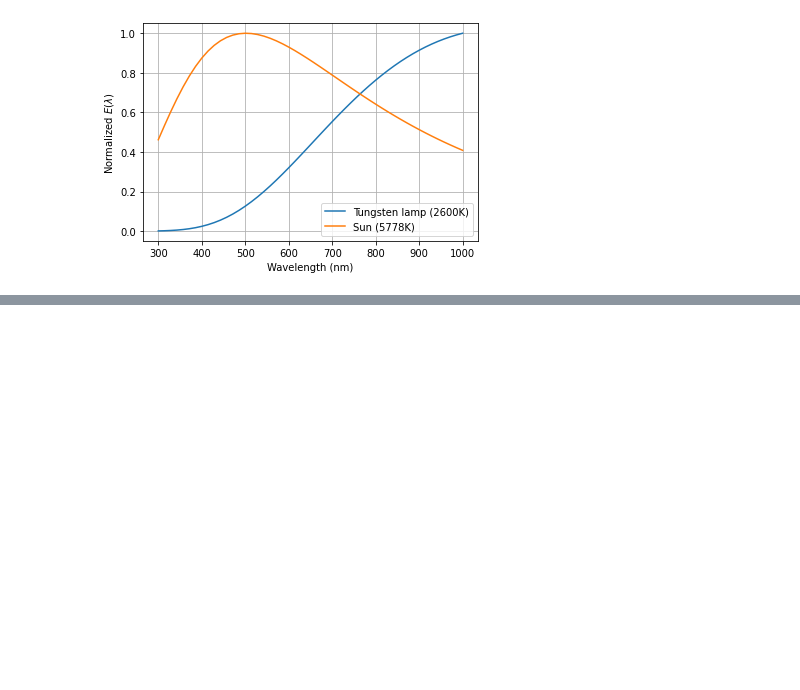
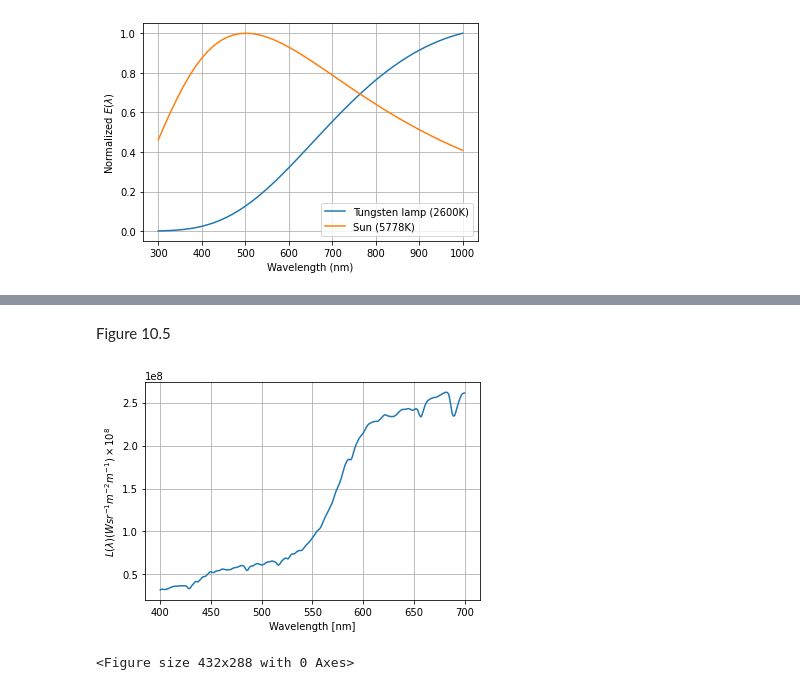
Before and after one commit to petercorke/machinevision-toolbox-python, a Jupyter notebook: machinevisiontoolbox/chap10.ipynb, the cells around one changed output, grey strips where cells are left out. Drawn from its saved outputs; the diff is of its cells as text; code cells hidden in the pictures; blank space fills up the shorter version.

```diff
--- a/machinevisiontoolbox/chap10.ipynb
+++ b/machinevisiontoolbox/chap10.ipynb
@@ -95,0 +138,19 @@ Text(0, 0.5, 'T($\\lambda$)')
+# %% [markdown]
+Figure 10.5
+# %%
+
+lam = np.linspace(400, 700, 400) * nm
+e = color.loadspectrum(lam, (Path('data') / 'solar').as_posix())
+r = color.loadspectrum(lam, (Path('data') / 'redbrick').as_posix())
+
+l = e.s * r.s
+
+plt.plot(lam / nm, l)
+plt.xlabel('Wavelength [nm]')
+plt.ylabel(r'$L(\lambda) (W sr^{-1} m^{-2} m^{-1}) \times 10^{8}$')
+plt.grid()
+plt.show()
+plt.savefig('fig10_5.eps')
+# %% [output]
+[figure, added]
+<Figure size 432x288 with 0 Axes>
```
Also changed, not shown: parts of 8 cells of this notebook, 2 other files.
